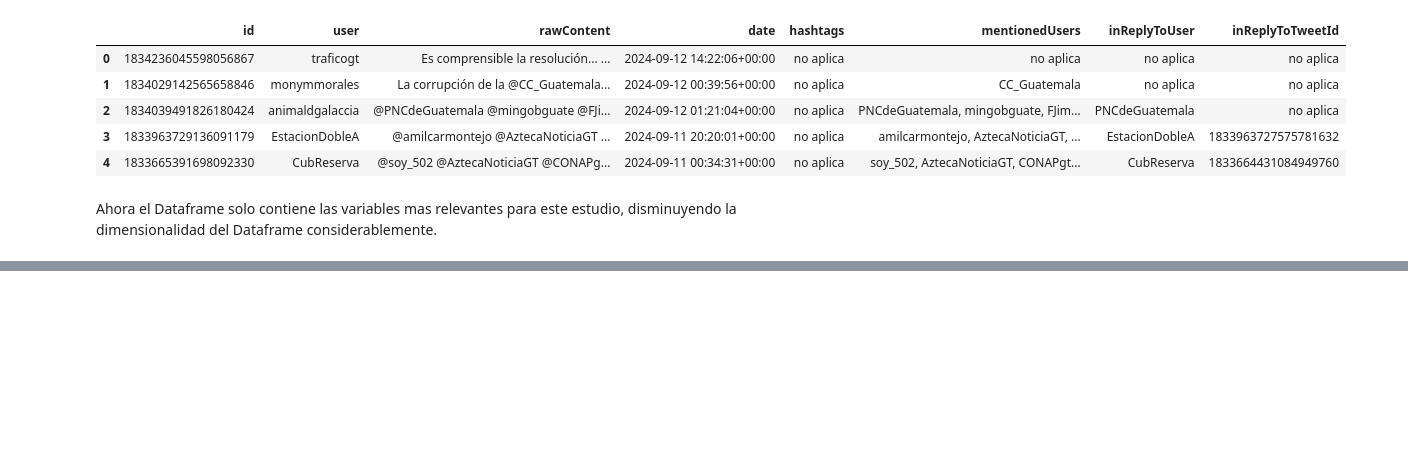
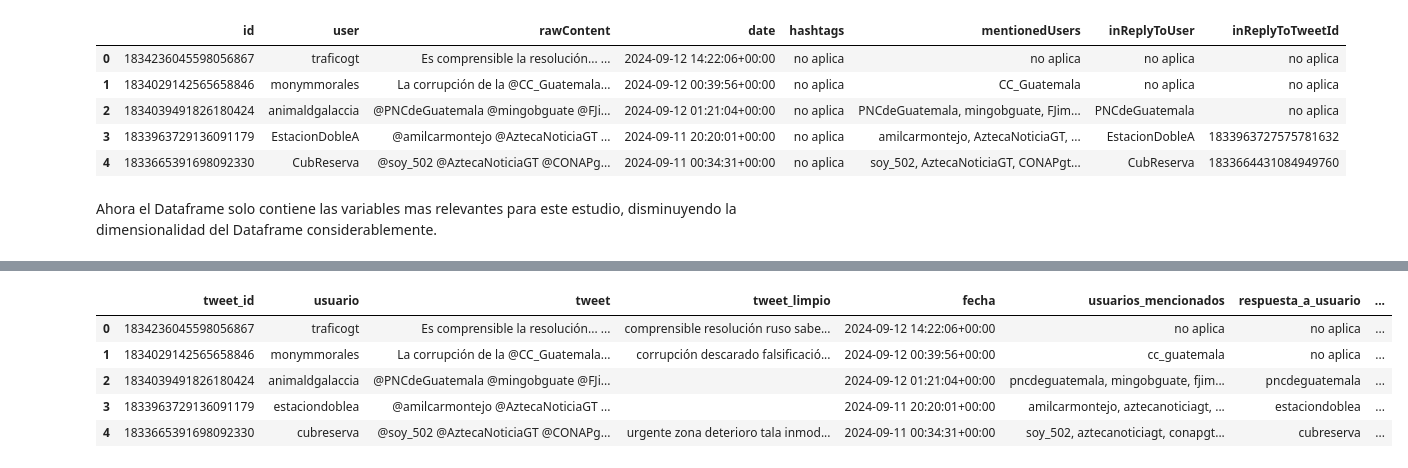
Before and after one commit to JPOrellana/Lab7-DataScience, a Jupyter notebook: Lab7.ipynb, the cells around one changed output, grey strips where cells are left out. Saved outputs shown, nothing was run; the diff lists cells and outputs as text; code cells hidden in the pictures; blank space fills up the shorter version.

Commit message:
Limpieza y Normalizacion de textos

```diff
--- a/Lab7.ipynb
+++ b/Lab7.ipynb
@@ -638,0 +666,9 @@ Ahora el Dataframe solo contiene las variables mas relevantes para este estudio,
+# %%
+# Descargar stopwords en español de NLTK
+nltk.download('stopwords')
+
+# Definir las stopwords en español
+stop_words = set(stopwords.words('spanish'))
+
+# Cargar el modelo de spaCy para español basado en transformadores
+nlp_es = spacy.load("es_dep_news_trf")
@@ -638,0 +715,13 @@ Ahora el Dataframe solo contiene las variables mas relevantes para este estudio,
+# %%
+# aplicar la limpieza y lematización
+traficogt_df['clean_tweet'] = traficogt_df['rawContent'].apply(clean_and_lemmatize_text)
+
+# Convertir los usernames a minúsculas
+traficogt_df['user'] = traficogt_df['user'].str.lower()
+traficogt_df['mentionedUsers'] = traficogt_df['mentionedUsers'].str.lower()
+traficogt_df['inReplyToUser'] = traficogt_df['inReplyToUser'].str.lower()
+# %%
+# Mostrar las primeras filas del dataset después de la limpieza
+pd.set_option('display.max_colwidth', None)
+display(traficogt_df[['rawContent', 'clean_tweet']].head())
+pd.reset_option('display.max_colwidth')
@@ -638,0 +735,26 @@ Ahora el Dataframe solo contiene las variables mas relevantes para este estudio,
+# %%
+new_names = {
+    'id': 'tweet_id',
+    'user': 'usuario',
+    'date': 'fecha',
+    'mentionedUsers': 'usuarios_mencionados',
+    'inReplyToUser': 'respuesta_a_usuario',
+    'inReplyToTweetId': 'respuesta_a_tweet',
+    'hashtags': 'hashtags',
+    'rawContent': 'tweet',
+    'clean_tweet': 'tweet_limpio'
+}
+
+# Renombrar las columnas del DataFrame 'traficogt'
+traficogt_df = traficogt_df.rename(columns=new_names)
+traficogt_df = traficogt_df[['tweet_id', 'usuario', 'tweet', 'tweet_limpio', 'fecha', 'usuarios_mencionados', 'respuesta_a_usuario', 'respuesta_a_tweet', 'hashtags']]
+
+# Mostrar las primeras filas del DataFrame
+display(traficogt_df.head())
+# %% [output]
+|  | tweet_id | usuario | tweet | tweet_limpio | fecha | usuarios_mencionados | respuesta_a_usuario | ... |
+| 0 | 1834236045598056867 | traficogt | Es comprensible la resolución... ... | comprensible resolución ruso sabe... | 2024-09-12 14:22:06+00:00 | no aplica | no aplica | ... |
+| 1 | 1834029142565658846 | monymmorales | La corrupción de la @CC_Guatemala... | corrupción descarado falsificació... | 2024-09-12 00:39:56+00:00 | cc_guatemala | no aplica | ... |
+| 2 | 1834039491826180424 | animaldgalaccia | @PNCdeGuatemala @mingobguate @FJi... |  | 2024-09-12 01:21:04+00:00 | pncdeguatemala, mingobguate, fjim... | pncdeguatemala | ... |
+| 3 | 1833963729136091179 | estaciondoblea | @amilcarmontejo @AztecaNoticiaGT ... |  | 2024-09-11 20:20:01+00:00 | amilcarmontejo, aztecanoticiagt, ... | estaciondoblea | ... |
+| 4 | 1833665391698092330 | cubreserva | @soy_502 @AztecaNoticiaGT @CONAPg... | urgente zona deterioro tala inmod... | 2024-09-11 00:34:31+00:00 | soy_502, aztecanoticiagt, conapgt... | cubreserva | ... |
```
Also changed, not shown: parts of 9 cells of this notebook.
